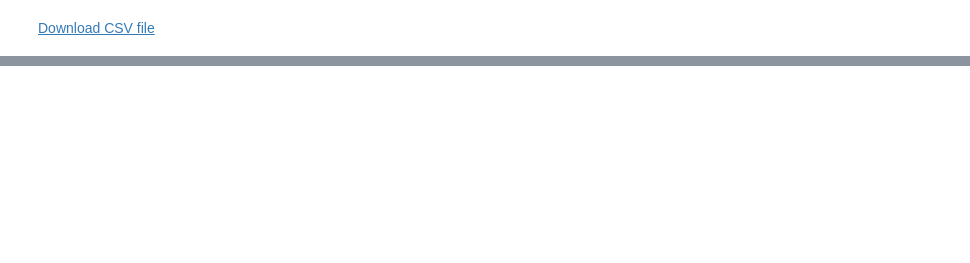
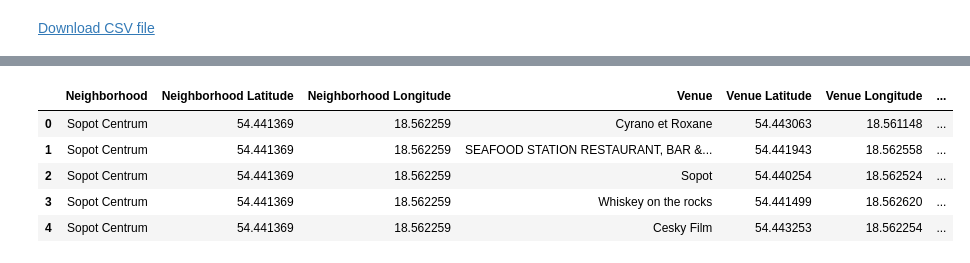
Before and after one commit to mzainuddin51/Coursera_Capstone, a Jupyter notebook: capstone.ipynb, the cells around one changed output, grey strips where cells are left out. Cells and saved outputs as stored; diff of their text form; code cells hidden in the pictures; blank space fills up the shorter version.

```diff
--- a/capstone.ipynb
+++ b/capstone.ipynb
@@ -64,12 +93,12 @@ df.reset_index(drop=True,inplace=True)
 df['Latitude']='default'
 df['Longitude']='default'
 # %%
-k=[]
-for i in range(len(df['Districts'])):
-    address=df['Districts'][i]+', Poland'
-    location=None
-    while location is None :
-            geolocator=Nominatim(user_agent='Capstone')
-            location=geolocator.geocode(address)
-    df['Latitude'][i]=location.latitude
-    df['Longitude'][i]=location.longitude
+# k=[]
+# for i in range(13, len(df['Districts'])):
+#     address=df['Districts'][i]+', Poland'
+#     location=None
+#     while location is None :
+#             geolocator=Nominatim(user_agent='Capstone')
+#             location=geolocator.geocode(address)
+#     df['Latitude'][i]=location.latitude
+#     df['Longitude'][i]=location.longitude
@@ -100,3 +132,21 @@ def create_download_link( df, title = "Download CSV file", filename = "data.csv"
 create_download_link(df)
 # %% [output]
 Download CSV file
+# %%
+map_tri = folium.Map(location=[54.3920, 18.5407], zoom_start=10)
+
+# add markers to map
+for lat, lng, district, in zip(df['Latitude'], df['Longitude'], df['Districts']):
+    label = '{}'.format(district)
+    label = folium.Popup(label, parse_html=True)
+    folium.CircleMarker(
+        [lat, lng],
+        radius=5,
+        popup=label,
+        color='blue',
+        fill=True,
+        fill_color='#3186cc',
+        fill_opacity=0.7,
+        parse_html=False).add_to(map_tri)
+
+map_tri
@@ -102,0 +197,13 @@ Download CSV file
+# %%
+tricity_venues = getNearbyVenues(names=df['Districts'],
+                                   latitudes=df['Latitude'],
+                                   longitudes=df['Longitude']
+                                  )
+tricity_venues.head()
+# %% [output]
+|  | Neighborhood | Neighborhood Latitude | Neighborhood Longitude | Venue | Venue Latitude | Venue Longitude | ... |
+| 0 | Sopot Centrum | 54.441369 | 18.562259 | Cyrano et Roxane | 54.443063 | 18.561148 | ... |
+| 1 | Sopot Centrum | 54.441369 | 18.562259 | SEAFOOD STATION RESTAURANT, BAR &... | 54.441943 | 18.562558 | ... |
+| 2 | Sopot Centrum | 54.441369 | 18.562259 | Sopot | 54.440254 | 18.562524 | ... |
+| 3 | Sopot Centrum | 54.441369 | 18.562259 | Whiskey on the rocks | 54.441499 | 18.562620 | ... |
+| 4 | Sopot Centrum | 54.441369 | 18.562259 | Cesky Film | 54.443253 | 18.562254 | ... |
```
Also changed, not shown: parts of 15 cells of this notebook.
